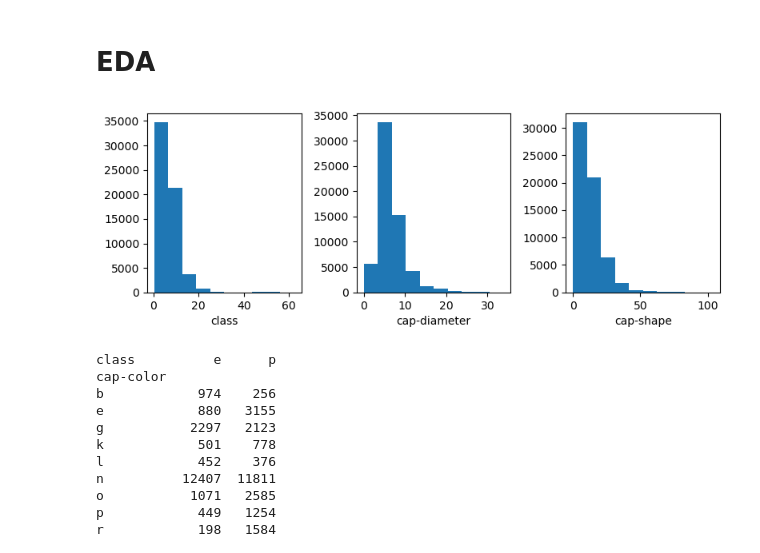
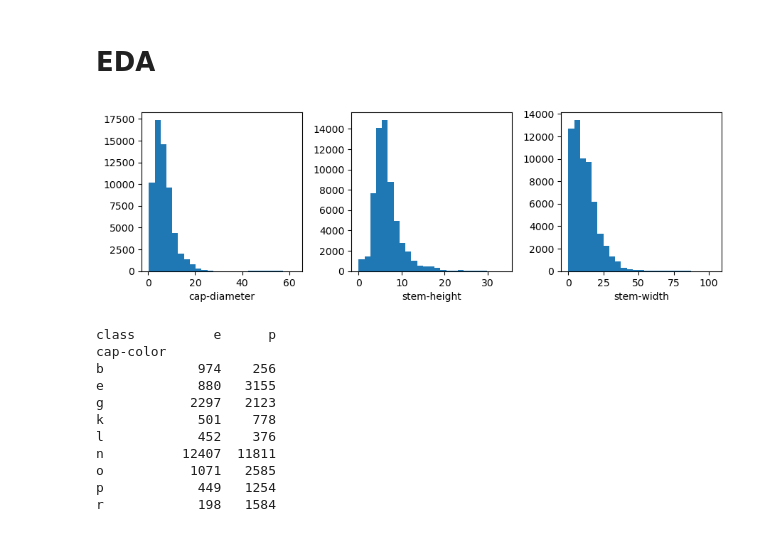
Before and after one commit to kathywu1201/Mushroom_Edibility_Classification_ML_Project, a Jupyter notebook: EDA3.ipynb, the cells around one changed output. Drawn from its saved outputs; the diff is of its cells as text; code cells hidden in the pictures.

```diff
--- a/EDA3.ipynb
+++ b/EDA3.ipynb
@@ -101,17 +100,17 @@ print(X.shape, y.shape)
 # EDA
 # %%
 # The histogram of all the features
-plt.figure(figsize=(8,3))
+plt.figure(figsize=(9,3))
 i=0
 for col in ['cap-diameter', 'stem-height', 'stem-width']:
     plt.subplot(1, 3, i+1)
-    plt.hist(df[col])
-    plt.xlabel("{}".format(df.columns[i]), fontsize=10)
+    plt.hist(df[col], bins=25)
+    plt.xlabel("{}".format(col), fontsize=10)
     i += 1
 plt.tight_layout()
 plt.show()
 # %% [output]
-[figure, old version]
+[figure, new version]
 # %%
 count_matrix = df.groupby(['cap-color', 'class']).size().unstack()
 print(count_matrix)
```
Also changed, not shown: parts of 7 cells of this notebook, 2 other files.
